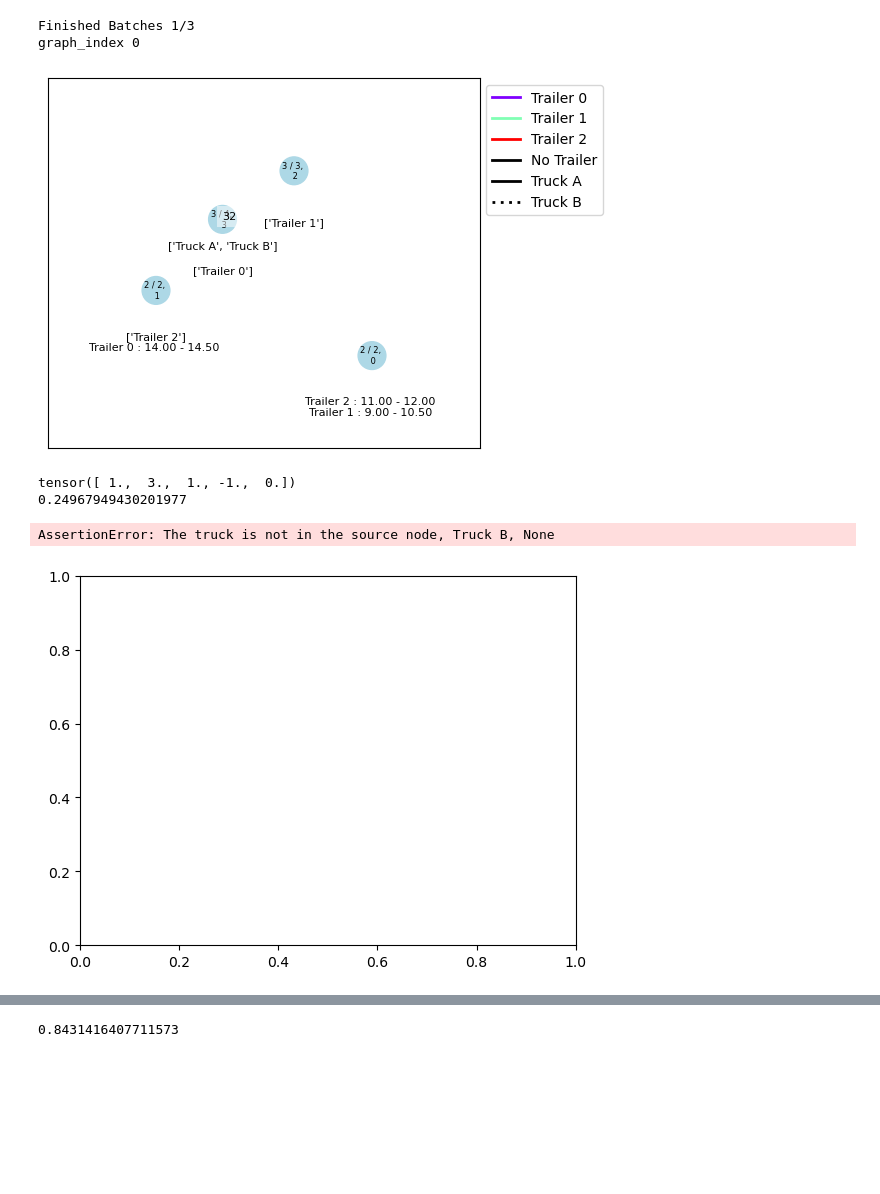
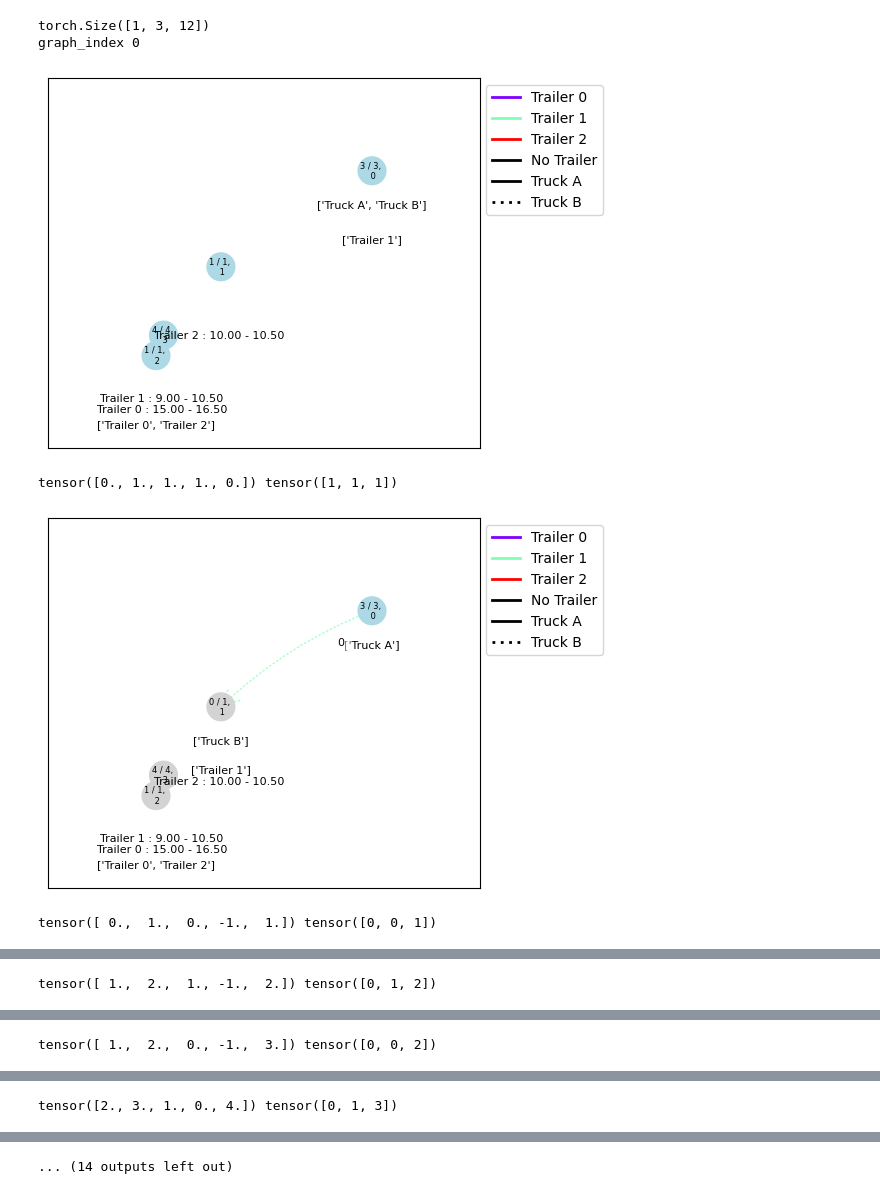
Before and after one commit to kfragkedaki/Master_Thesis, a Jupyter notebook: src/notebooks/plt_evrp.ipynb, the cells around one changed output, grey strips where cells are left out. Saved outputs shown, nothing was run; the diff lists cells and outputs as text; code cells hidden in the pictures; blank space fills up the shorter version.

Commit message:
update model

```diff
--- a/src/notebooks/plt_evrp.ipynb
+++ b/src/notebooks/plt_evrp.ipynb
@@ -16,7 +15,6 @@ from src.problems import EVRP
 # %%
 # model, _ = load_model('../../outputs/evrp_4/rollout_20230614T160835') # with lots of batches and normal cost
 model, _ = load_model('../../outputs/evrp_4/rollout_20230614T160732') # with cost and lots of batches
-moder, _ = load_model('../../outputs/evrp_4/rollout_20230614T190949') # test!!
 model.eval()  # Put in evaluation mode to not track gradients
 # %% [output]
   [*] Loading model from ../../outputs/evrp_4/rollout_20230614T160732/epoch-4.pt
@@ -64,41 +67,48 @@ def tensor_to_tuples(tensor):
 # %%
+env = EVRP
+val_dataset = env.make_dataset(
+        size=4,
+        num_samples=1,
+        num_trucks=2,
+        num_trailers=3,
+        truck_names=None,
+    )
+
 # Need a dataloader to batch instances
-dataloader = DataLoader(val_dataset, batch_size=1000, collate_fn=collate_fn)
+dataloader = DataLoader(val_dataset, batch_size=1, collate_fn=collate_fn)
 
 # Make var works for dicts
 batch = next(iter(dataloader))
 
 # Run the model
 model.eval()
 model.set_decode_type('greedy')
 
 with torch.no_grad():
-    length, _, edges = model(batch[0], batch[1], return_pi=True)
+    length, _, edges, decision = model(batch[0].copy(), batch[1].copy(), return_pi=True)
 
-edges=edges.transpose(0, 1)
-edges=edges.transpose(1, 2)
-# for i, graph in enumerate(batch[1]):
-graph = batch[1][0]
-i = 0
-print("graph_index", i)
-fig, ax = plt.subplots()
-graph.draw(ax=ax, with_labels=True)
-plt.show()
-for edge in edges[i]:
-    print(edge)
-    print(graph.euclid_distance(int(edge[0]), int(edge[1])))
+edges=edges.permute(1,2,0)
+decision=decision.permute(0, 2, 1)
+for i, graph in enumerate(batch[1]):
+    print("graph_index", i)
     fig, ax = plt.subplots()
-
-    graph.remove_edges()
-    edge = graph.visit_edge([edge])
-    graph.update_attributes(edge)
     graph.draw(ax=ax, with_labels=True)
     plt.show()
+
+    for edge, d in zip(edges[i], decision[i]):
+        fig, ax = plt.subplots()
+        print(edge, d)
+
+        graph.clear()
+        edge = graph.visit_edge([edge])
+        graph.update_attributes(edge)
+        graph.draw(ax=ax, with_labels=True)
+
+        plt.show()
 # %% [output]
-Finished Batches 1/3
+torch.Size([1, 3, 12])
 graph_index 0
-[figure, old version]
+[figure, new version]
-tensor([ 1.,  3.,  1., -1.,  0.])
-0.24967949430201977
+tensor([0., 1., 1., 1., 0.]) tensor([1, 1, 1])
+[figure, new version]
-AssertionError: The truck is not in the source node, Truck B, None
+tensor([ 0.,  1.,  0., -1.,  1.]) tensor([0, 0, 1])
-[figure, old version]
@@ -104,0 +116 @@ AssertionError: The truck is not in the source node, Truck B, None
+tensor([ 1.,  2.,  1., -1.,  2.]) tensor([0, 1, 2])
@@ -104,0 +118 @@ AssertionError: The truck is not in the source node, Truck B, None
+tensor([ 1.,  2.,  0., -1.,  3.]) tensor([0, 0, 2])
@@ -104,0 +120 @@ AssertionError: The truck is not in the source node, Truck B, None
+tensor([2., 3., 1., 0., 4.]) tensor([0, 1, 3])
@@ -105,4 +122 @@ AssertionError: The truck is not in the source node, Truck B, None
+... (14 outputs left out)
-# %%
-graph.euclid_distance(0, 2)
-# %% [output]
-0.8431416407711573
```
Also changed, not shown: parts of 7 cells of this notebook, 5 other files.
